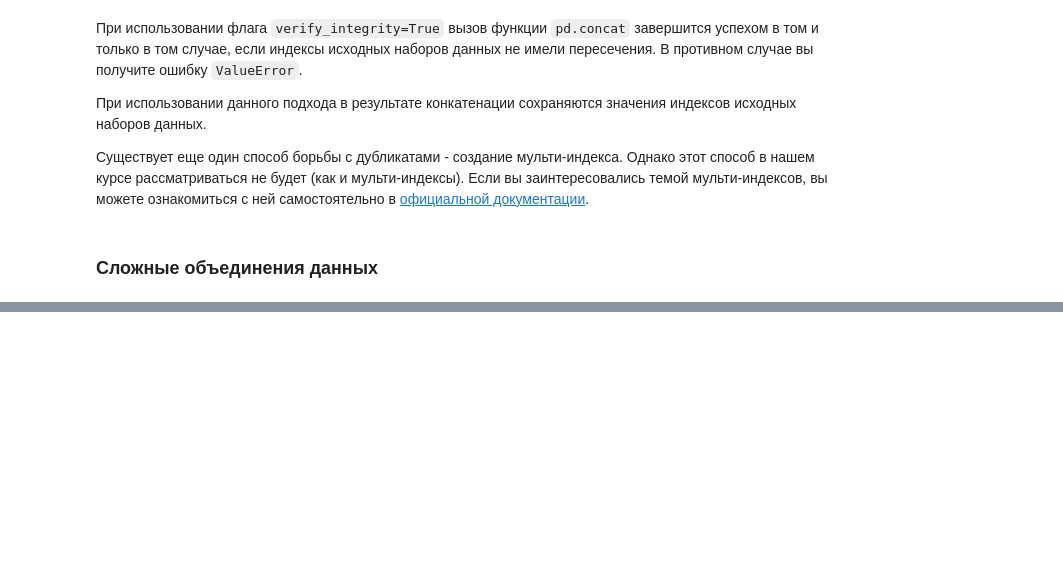
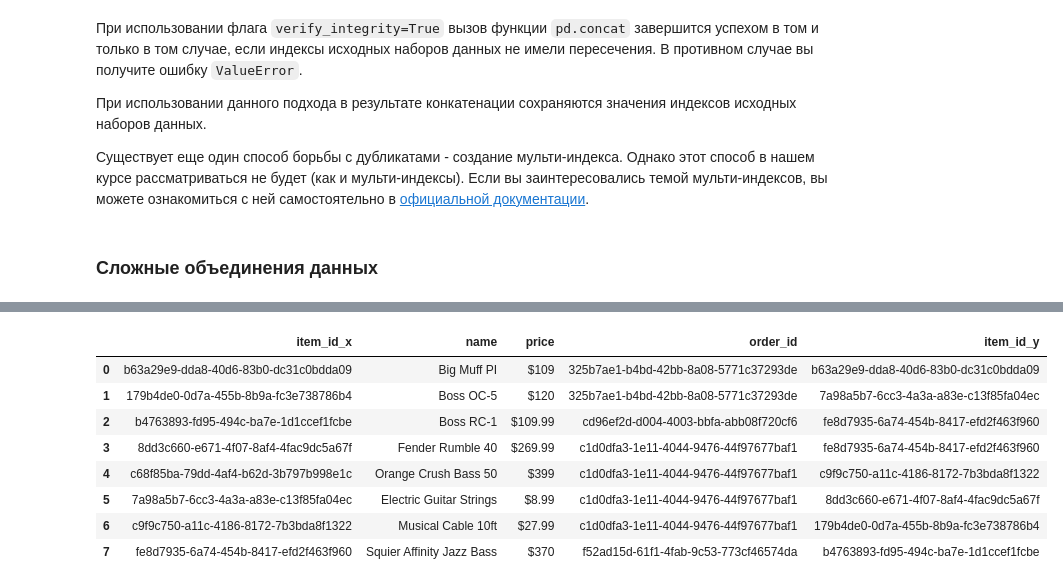
Before and after one commit to gvidon-7/python_mipt_dafe, a Jupyter notebook: lessons/sem02/lesson11/pandas_operations_complex.ipynb, the cells around one changed output, grey strips where cells are left out. Cells and saved outputs as stored; diff of their text form; code cells hidden in the pictures; blank space fills up the shorter version.

```diff
--- a/lessons/sem02/lesson11/pandas_operations_complex.ipynb
+++ b/lessons/sem02/lesson11/pandas_operations_complex.ipynb
@@ -377,0 +417,17 @@ pd.merge(user_data, order_data)
+# %%
+pd.merge(
+    item_data,
+    order_to_item,
+    left_index=True,
+    right_index=True,
+)
+# %% [output]
+|  | item_id_x | name | price | order_id | item_id_y |
+| 0 | b63a29e9-dda8-40d6-83b0-dc31c0bdda09 | Big Muff PI | $109 | 325b7ae1-b4bd-42bb-8a08-5771c37293de | b63a29e9-dda8-40d6-83b0-dc31c0bdda09 |
+| 1 | 179b4de0-0d7a-455b-8b9a-fc3e738786b4 | Boss OC-5 | $120 | 325b7ae1-b4bd-42bb-8a08-5771c37293de | 7a98a5b7-6cc3-4a3a-a83e-c13f85fa04ec |
+| 2 | b4763893-fd95-494c-ba7e-1d1ccef1fcbe | Boss RC-1 | $109.99 | cd96ef2d-d004-4003-bbfa-abb08f720cf6 | fe8d7935-6a74-454b-8417-efd2f463f960 |
+| 3 | 8dd3c660-e671-4f07-8af4-4fac9dc5a67f | Fender Rumble 40 | $269.99 | c1d0dfa3-1e11-4044-9476-44f97677baf1 | fe8d7935-6a74-454b-8417-efd2f463f960 |
+| 4 | c68f85ba-79dd-4af4-b62d-3b797b998e1c | Orange Crush Bass 50 | $399 | c1d0dfa3-1e11-4044-9476-44f97677baf1 | c9f9c750-a11c-4186-8172-7b3bda8f1322 |
+| 5 | 7a98a5b7-6cc3-4a3a-a83e-c13f85fa04ec | Electric Guitar Strings | $8.99 | c1d0dfa3-1e11-4044-9476-44f97677baf1 | 8dd3c660-e671-4f07-8af4-4fac9dc5a67f |
+| 6 | c9f9c750-a11c-4186-8172-7b3bda8f1322 | Musical Cable 10ft | $27.99 | c1d0dfa3-1e11-4044-9476-44f97677baf1 | 179b4de0-0d7a-455b-8b9a-fc3e738786b4 |
+| 7 | fe8d7935-6a74-454b-8417-efd2f463f960 | Squier Affinity Jazz Bass | $370 | f52ad15d-61f1-4fab-9c53-773cf46574da | b4763893-fd95-494c-ba7e-1d1ccef1fcbe |
```
Also changed, not shown: parts of 23 cells of this notebook.
